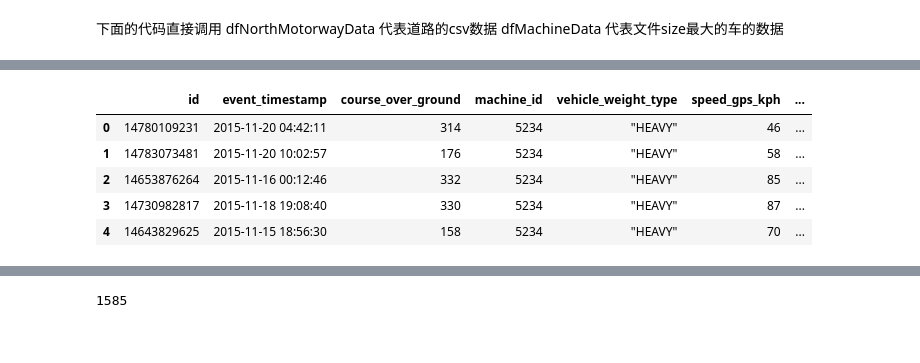
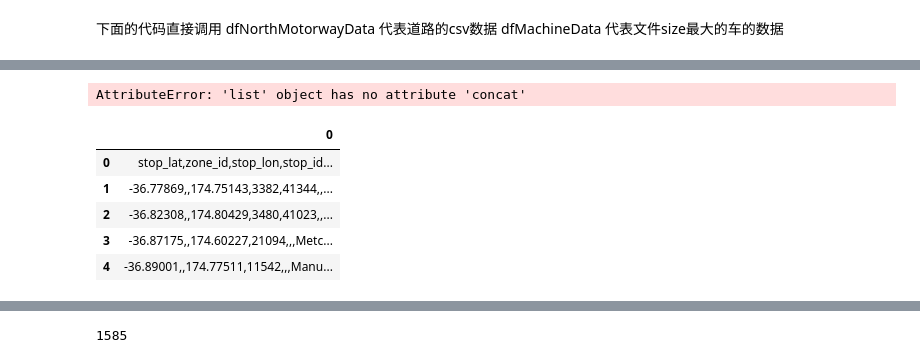
Before and after one commit to OscarZhou/DataScienceProject3, a Jupyter notebook: Project3/Notebook/exploratory notebook.ipynb, the cells around one changed output, grey strips where cells are left out. Cells and saved outputs as stored; diff of their text form; code cells hidden in the pictures.

```diff
--- a/Project3/Notebook/exploratory notebook.ipynb
+++ b/Project3/Notebook/exploratory notebook.ipynb
@@ -172,0 +172,8 @@ dfMachineData = pd.read_csv("../CleanedDatasets/Machine data/5234-2016-03-16 162
+# %%
+# Read the whole bus stop information New Zealand from .txt file
+lines = []
+text_file = open("../CleanedDatasets/stops.txt", "r")
+for line in text_file.readlines():
+    lines.append(line)
+Bus_Stop_Info = pd.DataFrame(lines)
+text_file.close()
@@ -173,12 +411,35 @@ dfMachineData = pd.read_csv("../CleanedDatasets/Machine data/5234-2016-03-16 162
+# %%
+# clean the road segment
+def getRoadSegment(ses, latitudes, longitudes):
+    XYarray = data[11:len(data)-1]
+    XYpair = XYarray.split(',')
+    #print XYpair
+    for XY in XYpair:
+        #print XY
+        y, x = XY.split(' ')
+        #print x
+        #print y
+        latitudes.append(float(x))
+        longitudes.append(float(y))
+    return latitudes, longitudes
+
+latitudes = []
+longitudes = []
+for item in dfNorthMotorwayData['road_segment_wkt']:
+    lat, lon = getRoadSegment(item, latitudes, longitudes)
+    latitudes.concat(lat)
+    longitudes.concat(lon)
+# %% [output]
+AttributeError: 'list' object has no attribute 'concat'
 # %%
-dfMachineData.head()
+Bus_Stop_Info.head()
 # %% [output]
-|  | id | event_timestamp | course_over_ground | machine_id | vehicle_weight_type | speed_gps_kph | ... |
-| 0 | 14780109231 | 2015-11-20 04:42:11 | 314 | 5234 | "HEAVY" | 46 | ... |
-| 1 | 14783073481 | 2015-11-20 10:02:57 | 176 | 5234 | "HEAVY" | 58 | ... |
-| 2 | 14653876264 | 2015-11-16 00:12:46 | 332 | 5234 | "HEAVY" | 85 | ... |
-| 3 | 14730982817 | 2015-11-18 19:08:40 | 330 | 5234 | "HEAVY" | 87 | ... |
-| 4 | 14643829625 | 2015-11-15 18:56:30 | 158 | 5234 | "HEAVY" | 70 | ... |
+|  | 0 |
+| 0 | stop_lat,zone_id,stop_lon,stop_id... |
+| 1 | -36.77869,,174.75143,3382,41344,,... |
+| 2 | -36.82308,,174.80429,3480,41023,,... |
+| 3 | -36.87175,,174.60227,21094,,,Metc... |
+| 4 | -36.89001,,174.77511,11542,,,Manu... |
 # %%
 import gmplot
 
```
Also changed, not shown: parts of 26 cells of this notebook.
